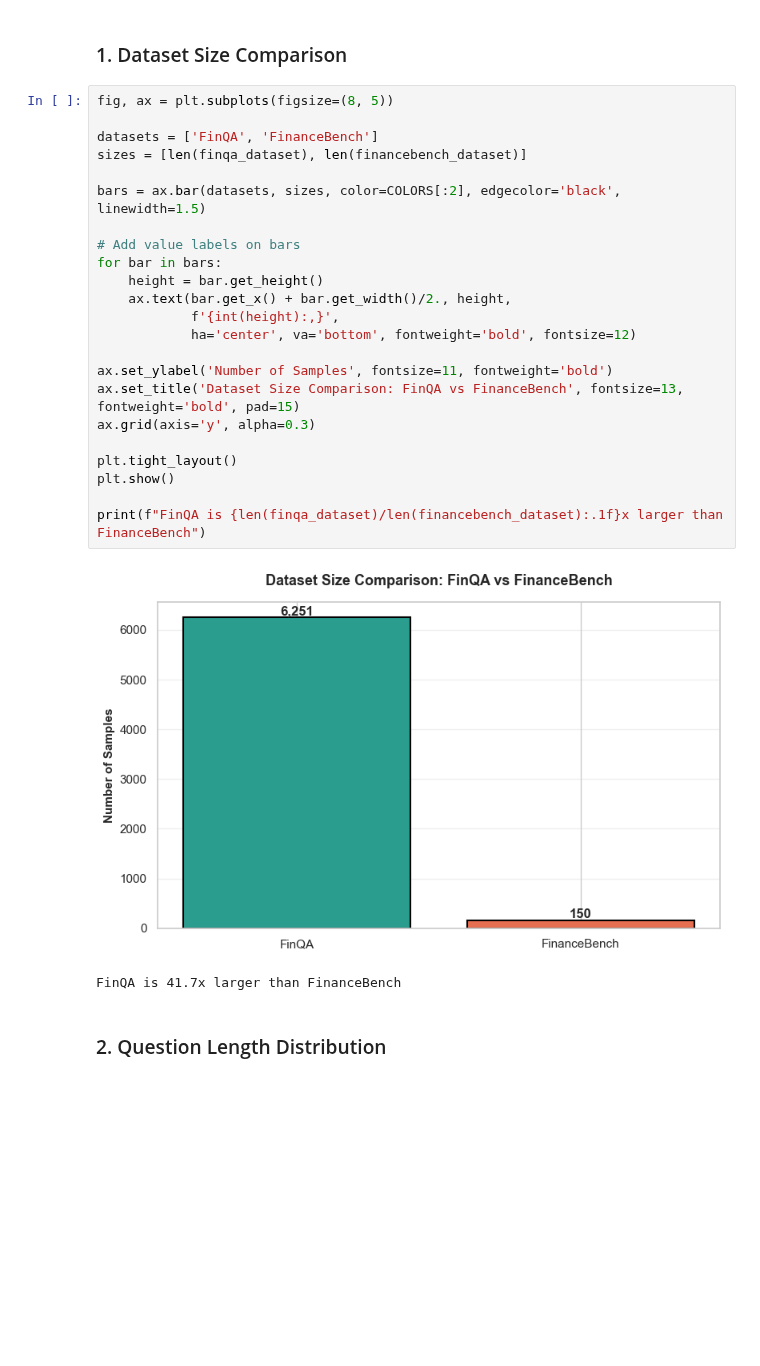
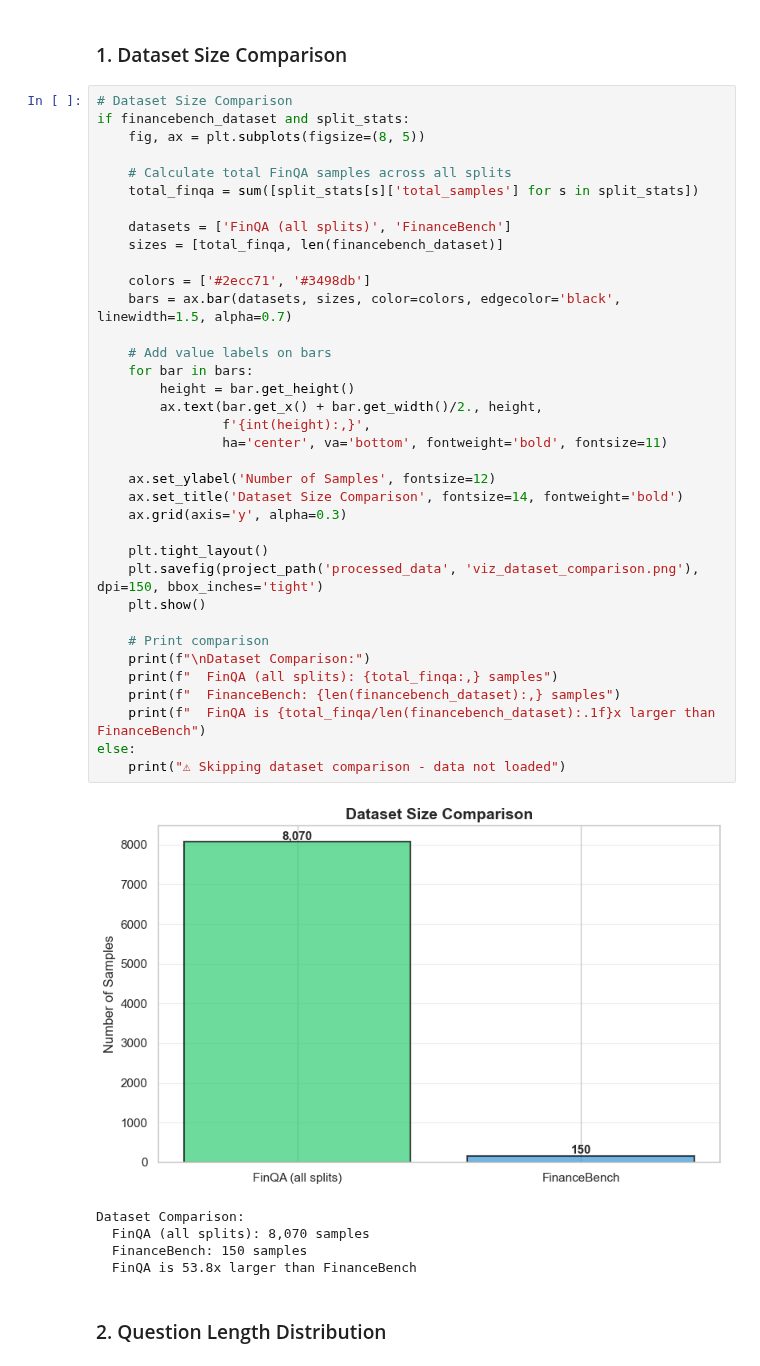
Before and after one commit to Uziii-man/FinGEO-SLM, a Jupyter notebook: 01_data_collection_and_preprocessing.ipynb, the cells around one changed output. Drawn from its saved outputs; the diff is of its cells as text; blank space fills up the shorter version.

```diff
--- a/01_data_collection_and_preprocessing.ipynb
+++ b/01_data_collection_and_preprocessing.ipynb
@@ -1331,31 +1522,47 @@ Comprehensive visual analysis of the dataset characteristics.
 # %% [markdown]
 ### 1. Dataset Size Comparison
 # %%
-fig, ax = plt.subplots(figsize=(8, 5))
+# Dataset Size Comparison
+if financebench_dataset and split_stats:
+    fig, ax = plt.subplots(figsize=(8, 5))
 
-datasets = ['FinQA', 'FinanceBench']
-sizes = [len(finqa_dataset), len(financebench_dataset)]
+    # Calculate total FinQA samples across all splits
+    total_finqa = sum([split_stats[s]['total_samples'] for s in split_stats])
 
-bars = ax.bar(datasets, sizes, color=COLORS[:2], edgecolor='black', linewidth=1.5)
+    datasets = ['FinQA (all splits)', 'FinanceBench']
+    sizes = [total_finqa, len(financebench_dataset)]
 
-# Add value labels on bars
-for bar in bars:
-    height = bar.get_height()
-    ax.text(bar.get_x() + bar.get_width()/2., height,
-            f'{int(height):,}',
-            ha='center', va='bottom', fontweight='bold', fontsize=12)
+    colors = ['#2ecc71', '#3498db']
+    bars = ax.bar(datasets, sizes, color=colors, edgecolor='black', linewidth=1.5, alpha=0.7)
 
-ax.set_ylabel('Number of Samples', fontsize=11, fontweight='bold')
-ax.set_title('Dataset Size Comparison: FinQA vs FinanceBench', fontsize=13, fontweight='bold', pad=15)
-ax.grid(axis='y', alpha=0.3)
+    # Add value labels on bars
+    for bar in bars:
+        height = bar.get_height()
+        ax.text(bar.get_x() + bar.get_width()/2., height,
+                f'{int(height):,}',
+                ha='center', va='bottom', fontweight='bold', fontsize=11)
 
-plt.tight_layout()
-plt.show()
+    ax.set_ylabel('Number of Samples', fontsize=12)
+    ax.set_title('Dataset Size Comparison', fontsize=14, fontweight='bold')
+    ax.grid(axis='y', alpha=0.3)
 
-print(f"FinQA is {len(finqa_dataset)/len(financebench_dataset):.1f}x larger than FinanceBench")
+    plt.tight_layout()
+    plt.savefig(project_path('processed_data', 'viz_dataset_comparison.png'), dpi=150, bbox_inches='tight')
+    plt.show()
+
+    # Print comparison
+    print(f"\nDataset Comparison:")
+    print(f"  FinQA (all splits): {total_finqa:,} samples")
+    print(f"  FinanceBench: {len(financebench_dataset):,} samples")
+    print(f"  FinQA is {total_finqa/len(financebench_dataset):.1f}x larger than FinanceBench")
+else:
+    print("⚠ Skipping dataset comparison - data not loaded")
 # %% [output]
-[figure, old version]
+[figure, new version]
-FinQA is 41.7x larger than FinanceBench
+Dataset Comparison:
+  FinQA (all splits): 8,070 samples
+  FinanceBench: 150 samples
+  FinQA is 53.8x larger than FinanceBench
 # %% [markdown]
 ### 2. Question Length Distribution
 # %%
```
Also changed, not shown: parts of 26 cells of this notebook.
